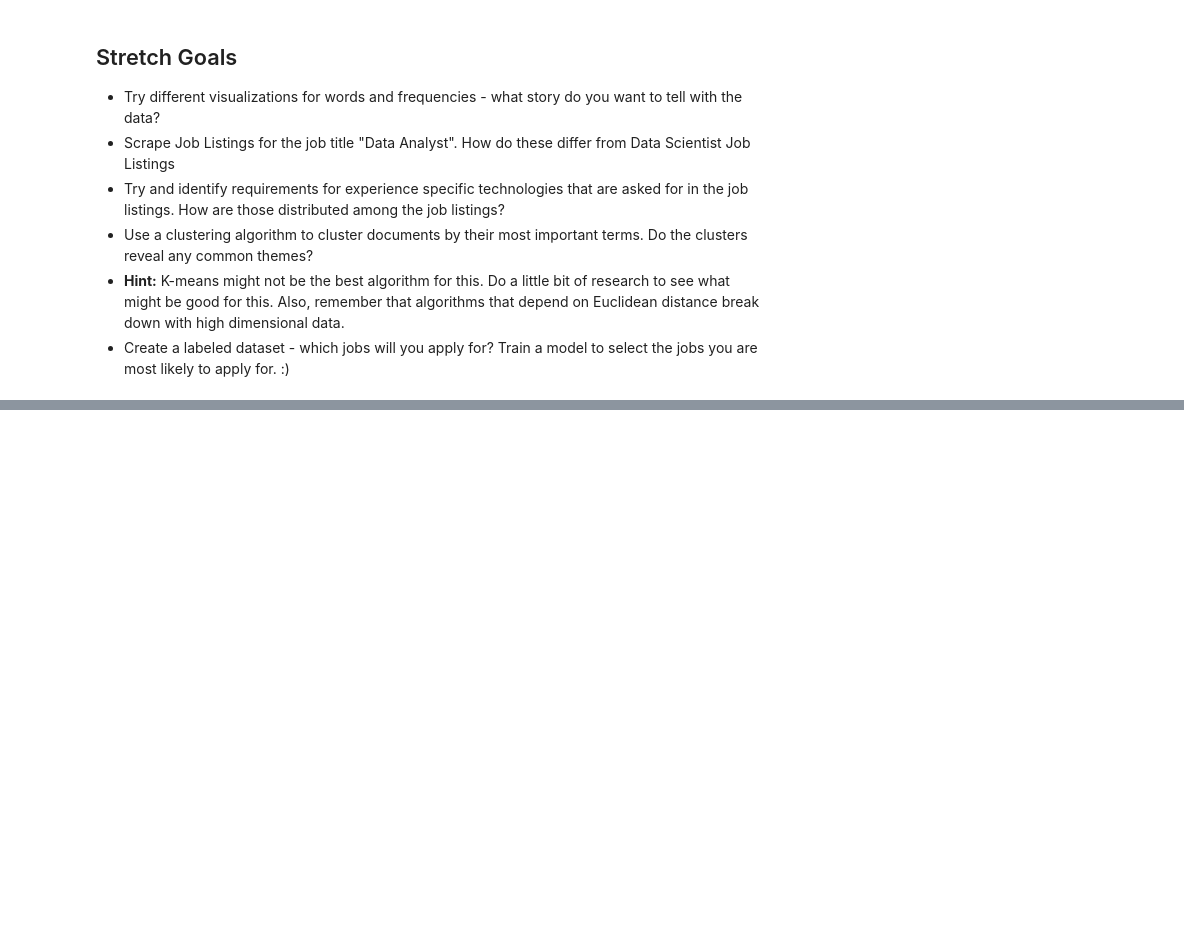
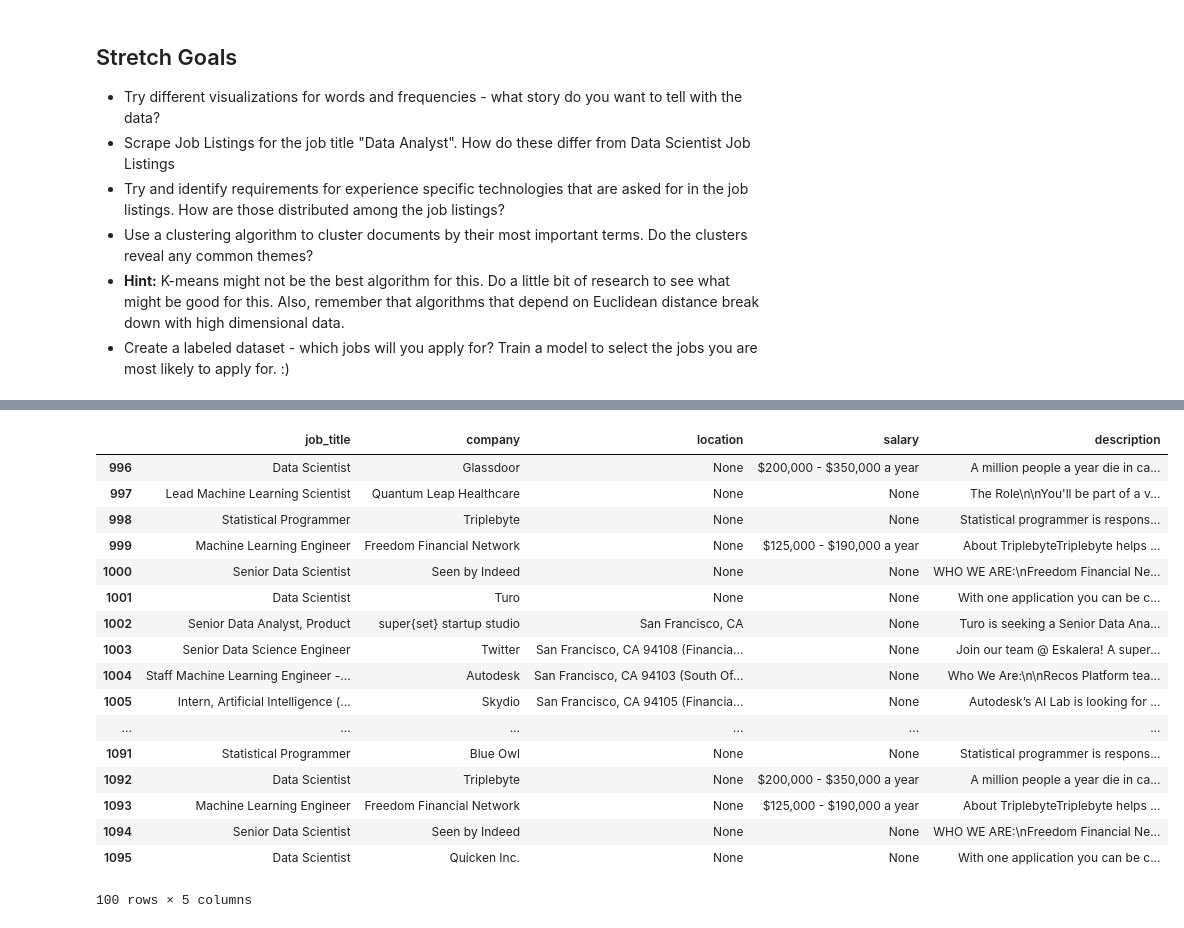
Before and after one commit to JimKing100/DS-Unit-4-Sprint-1-NLP, a Jupyter notebook: module2-vector-representations/LS_DS_412_Vector_Representations_Assignment.ipynb, the cells around one changed output, grey strips where cells are left out. Saved outputs shown, nothing was run; the diff lists cells and outputs as text; code cells hidden in the pictures; blank space fills up the shorter version.

```diff
--- a/module2-vector-representations/LS_DS_412_Vector_Representations_Assignment.ipynb
+++ b/module2-vector-representations/LS_DS_412_Vector_Representations_Assignment.ipynb
@@ -298,0 +302,8 @@ df['description'][408]
+# %%
+URL = "https://www.indeed.com/jobs?q=data+scientist+%24120%2C000&l=San+Francisco%2C+CA"
+#conducting a request of the stated URL above:
+page = requests.get(URL)
+#specifying a desired format of “page” using the html parser - this allows python to read the various components of the page, rather than treating it as one long string.
+soup = BeautifulSoup(page.text, "html.parser")
+#printing soup in a more structured tree format that makes for easier reading
+print(soup.prettify())
@@ -298,0 +582,21 @@ df['description'][408]
+# %%
+indeed_df.tail(100)
+# %% [output]
+|  | job_title | company | location | salary | description |
+| 996 | Data Scientist | Glassdoor | None | $200,000 - $350,000 a year | A million people a year die in ca... |
+| 997 | Lead Machine Learning Scientist | Quantum Leap Healthcare | None | None | The Role\n\nYou'll be part of a v... |
+| 998 | Statistical Programmer | Triplebyte | None | None | Statistical programmer is respons... |
+| 999 | Machine Learning Engineer | Freedom Financial Network | None | $125,000 - $190,000 a year | About TriplebyteTriplebyte helps ... |
+| 1000 | Senior Data Scientist | Seen by Indeed | None | None | WHO WE ARE:\nFreedom Financial Ne... |
+| 1001 | Data Scientist | Turo | None | None | With one application you can be c... |
+| 1002 | Senior Data Analyst, Product | super{set} startup studio | San Francisco, CA | None | Turo is seeking a Senior Data Ana... |
+| 1003 | Senior Data Science Engineer | Twitter | San Francisco, CA 94108 (Financia... | None | Join our team @ Eskalera! A super... |
+| 1004 | Staff Machine Learning Engineer -... | Autodesk | San Francisco, CA 94103 (South Of... | None | Who We Are:\n\nRecos Platform tea... |
+| 1005 | Intern, Artificial Intelligence (... | Skydio | San Francisco, CA 94105 (Financia... | None | Autodesk’s AI Lab is looking for ... |
+| ... | ... | ... | ... | ... | ... |
+| 1091 | Statistical Programmer | Blue Owl | None | None | Statistical programmer is respons... |
+| 1092 | Data Scientist | Triplebyte | None | $200,000 - $350,000 a year | A million people a year die in ca... |
+| 1093 | Machine Learning Engineer | Freedom Financial Network | None | $125,000 - $190,000 a year | About TriplebyteTriplebyte helps ... |
+| 1094 | Senior Data Scientist | Seen by Indeed | None | None | WHO WE ARE:\nFreedom Financial Ne... |
+| 1095 | Data Scientist | Quicken Inc. | None | None | With one application you can be c... |
+100 rows × 5 columns
```
Also changed, not shown: parts of 13 cells of this notebook.
